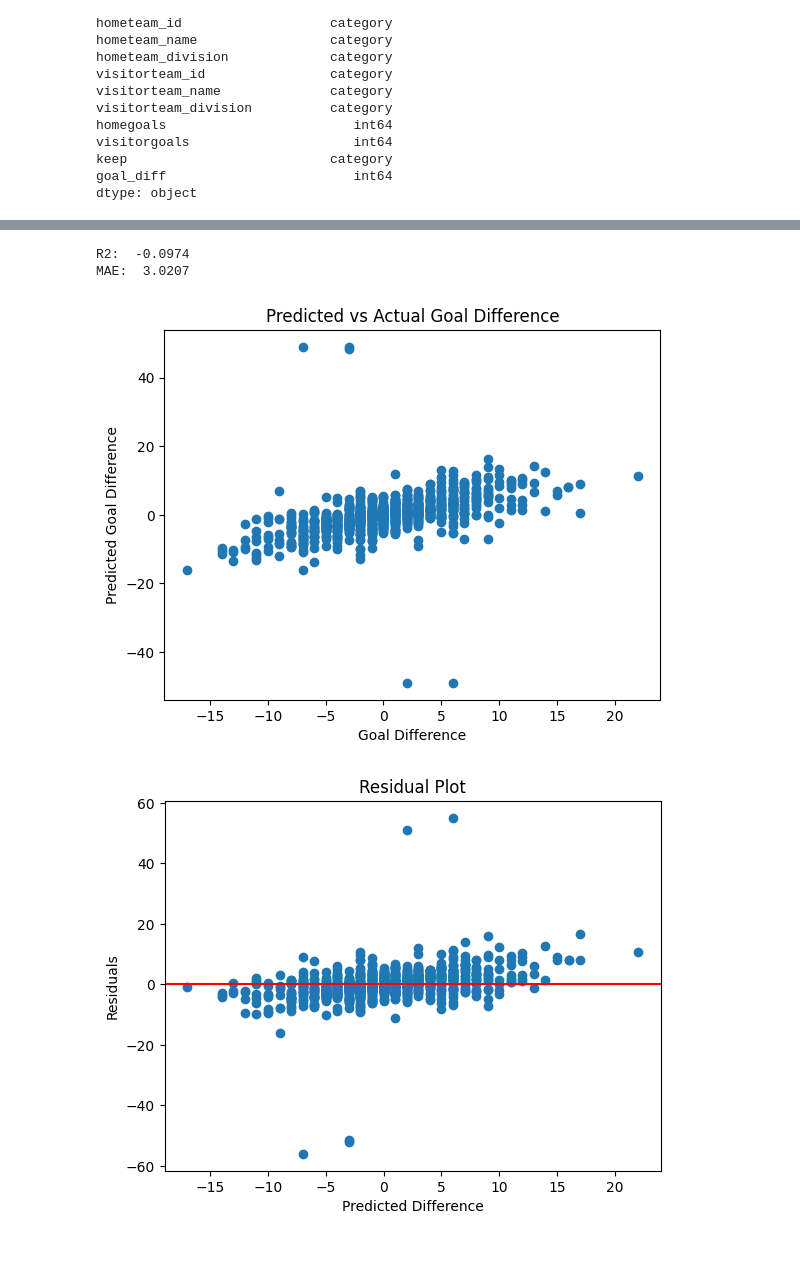
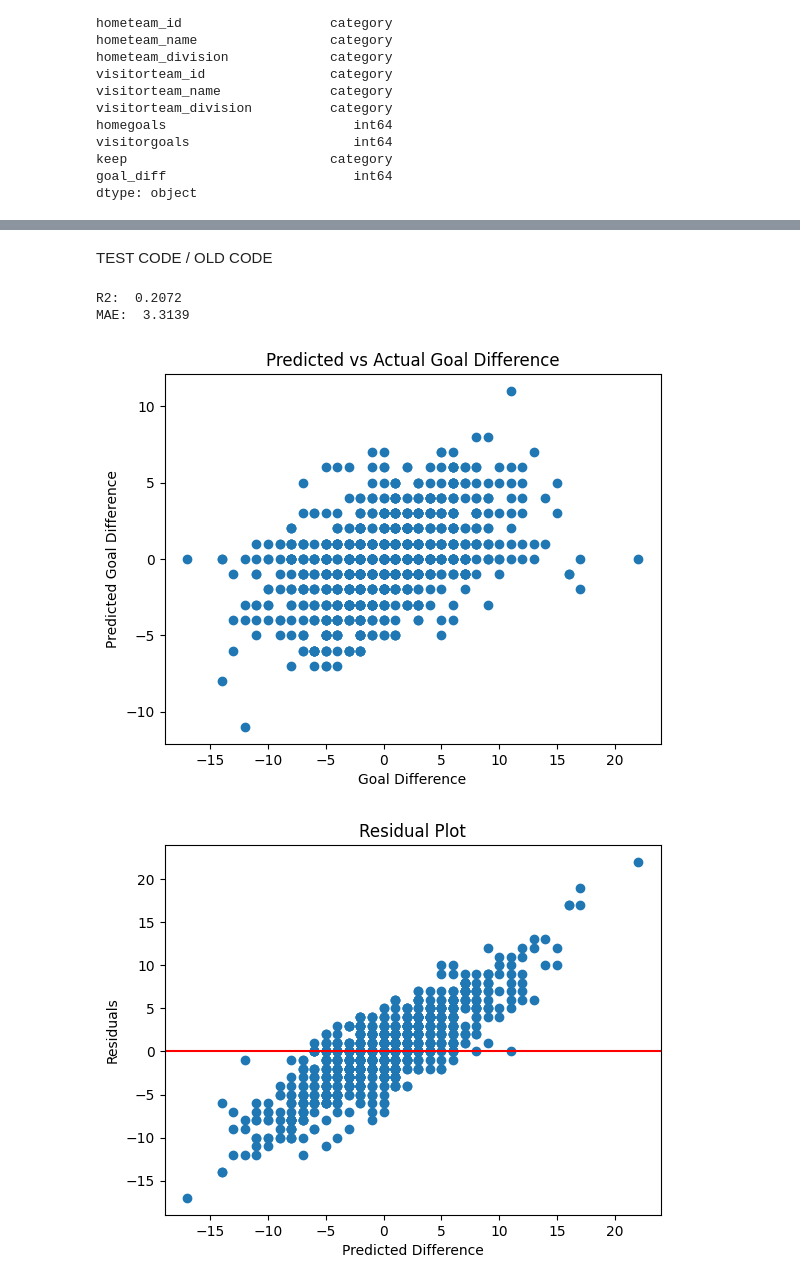
Before and after one commit to BFiveAlive/youth-hockey, a Jupyter notebook: glm.ipynb, the cells around one changed output, grey strips where cells are left out. Saved outputs shown, nothing was run; the diff lists cells and outputs as text; code cells hidden in the pictures; blank space fills up the shorter version.

```diff
--- a/glm.ipynb
+++ b/glm.ipynb
@@ -15,11 +17,12 @@ from sklearn.metrics import r2_score
 from sklearn.metrics import mean_absolute_error as mae
 # %%
 api_url = 'https://gamesheetstats.com/api/useScoredGames/getSeasonScores/6642?filter[limit]=10000'
+# api_url = 'https://gamesheetstats.com/api/useScoredGames/getSeasonScores/6775?filter[limit]=10000'
 df_season1 = func.parse_rest_api_to_pandas(api_url)
 
 df_season1 = df_season1[['date','game.number','game.type','game.gameId','game.homeTeam.id','game.homeTeam.name','game.homeTeam.division','game.visitorTeam.id','game.visitorTeam.name','game.visitorTeam.division','game.finalScore.homeGoals','game.finalScore.visitorGoals']]
 df_season1 = df_season1.rename(columns={'game.number':'game_number','game.type':'game_type','game.gameId':'game_id','game.homeTeam.id':'hometeam_id','game.homeTeam.name':'hometeam_name','game.homeTeam.division':'hometeam_division','game.visitorTeam.id':'visitorteam_id','game.visitorTeam.name':'visitorteam_name','game.visitorTeam.division':'visitorteam_division','game.finalScore.homeGoals':'homegoals','game.finalScore.visitorGoals':'visitorgoals'})
-df_season1
+df_season1.head(5)
 # %% [output]
 |  | date | game_number | game_type | game_id | hometeam_id | hometeam_name | hometeam_division | ... |
 | 0 | Sat, Feb 15, 2025 | None | Regular Season | 2248963 | 248315 | Cyclones Academy 14U Tier 1 | 14U Tier 1 | ... |
@@ -72,49 +177,50 @@ dtype: object
+# %% [markdown]
+TEST CODE / OLD CODE
 # %%
-# GLM: Poisson (Home Goals)
+# GLM: Logistic (Home Goals)
 glm_forumula = (''' homegoals ~ hometeam_id + visitorteam_id ''')
 
 y, X = dmatrices(glm_forumula, data=df_season, return_type='dataframe')
-X_train, X_test, y_train, y_test = train_test_split(X, y, test_size=0.7)
+X_train, X_test, y_train, y_test = train_test_split(X, y, test_size=0.7, random_state=1)
 
 
-glm_P = PoissonRegressor( alpha=0, solver='lbfgs', max_iter=1000, verbose=0)
-glm_P.fit(X_train, y_train)
+glm_Log = LogisticRegression()
+glm_Log.fit(X_train, y_train['homegoals'])
 
-pred = pd.DataFrame(glm_P.predict(X), columns=['pred_home'])
+pred = pd.DataFrame(glm_Log.predict(X), columns=['pred_home'])
 out = pd.concat([df_season, pred], axis=1)
 
 
 out2 = out[['game_id', 'visitorteam_id', 'pred_home']].rename(columns={'visitorteam_id': 'hometeam_id', 'pred_home': 'pred_visitor'})
 out_full = pd.merge(out, out2, on=['game_id', 'hometeam_id'])
 del out, out2
 
 out_full['pred_diff'] = out_full['pred_home'] - out_full['pred_visitor']
 out_full = out_full[(out_full['keep'] == '1')]
-# out_full = out_full[(out_full['keep'] == '1') & (out_full['hometeam_division']=='10U Tier 4')]
 
 
 print('R2: ', round(r2_score(out_full['goal_diff'], out_full['pred_diff']), 4))
 print('MAE: ', round(mae(out_full['goal_diff'], out_full['pred_diff']), 4))
 
 
 plt.scatter(out_full['goal_diff'], out_full['pred_diff'])
 plt.xlabel('Goal Difference')
 plt.ylabel('Predicted Goal Difference')
 plt.title('Predicted vs Actual Goal Difference')
 plt.show()
 
 
 residuals = out_full['goal_diff'] - out_full['pred_diff']
 
 plt.scatter(out_full['goal_diff'], residuals)
 plt.xlabel('Predicted Difference')
 plt.ylabel('Residuals')
 plt.title('Residual Plot')
 plt.axhline(y=0, color='r', linestyle='-')
 plt.show()
 # %% [output]
-R2:  -0.0974
-MAE:  3.0207
+R2:  0.2072
+MAE:  3.3139
-[figure, old version]
+[figure, new version]
-[figure, old version]
+[figure, new version]
 # %%
```
Also changed, not shown: parts of 8 cells of this notebook.
